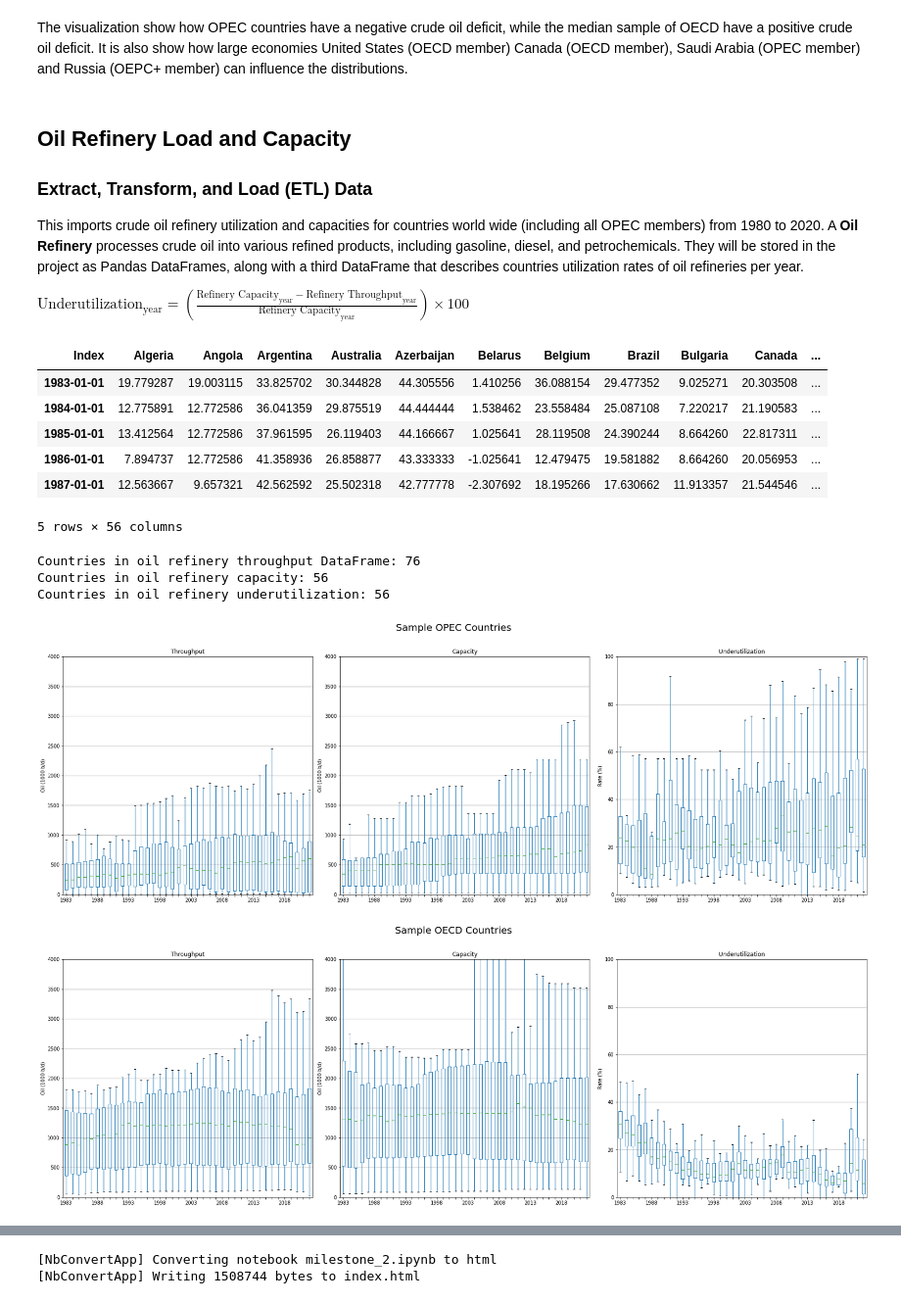
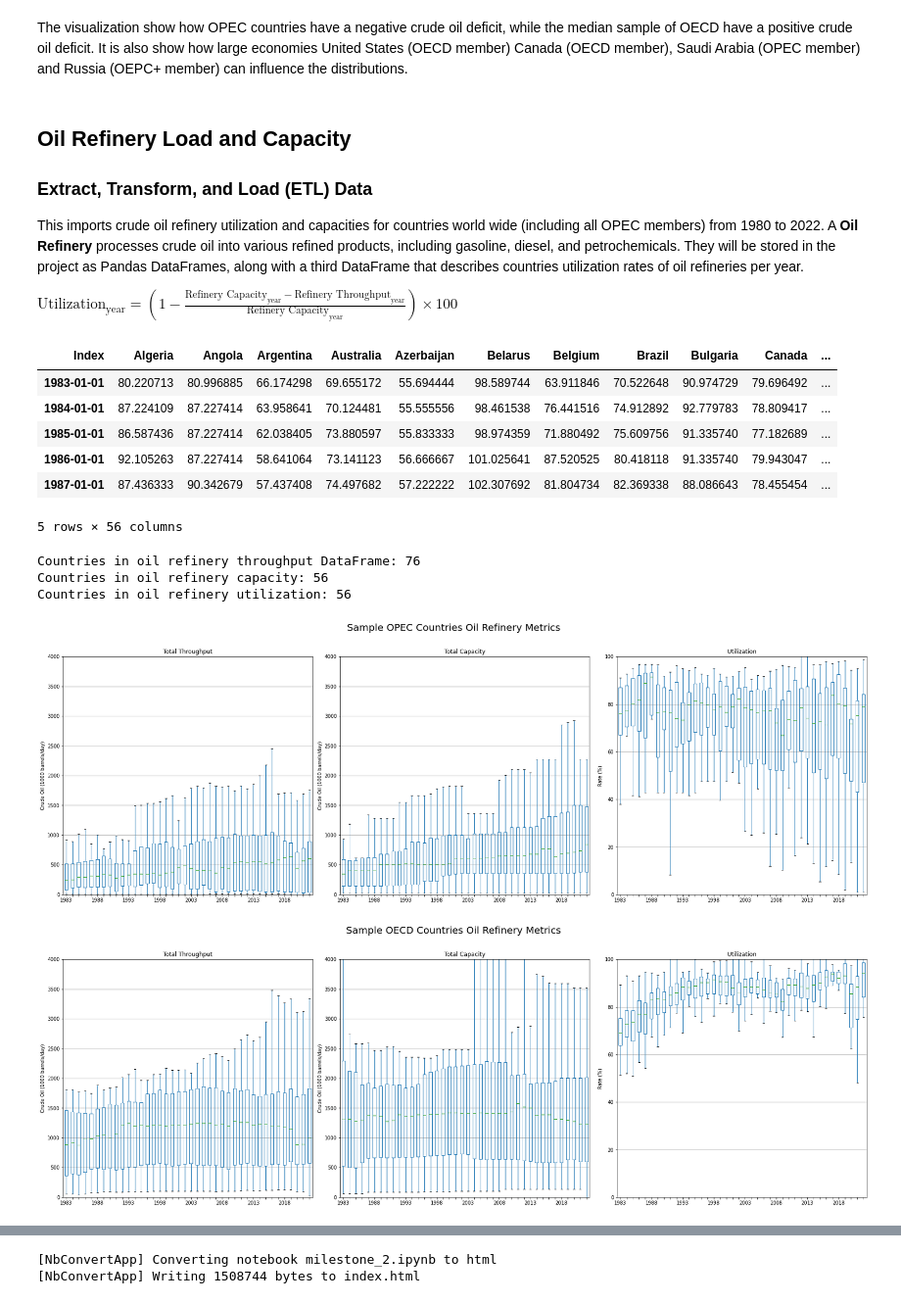
Before and after one commit to willcrodman/data_science_final_project, a Jupyter notebook: milestone_2.ipynb, the cells around one changed output, grey strips where cells are left out. Shown at 98% size. Drawn from its saved outputs; the diff is of its cells as text; code cells hidden in the pictures.

```diff
--- a/milestone_2.ipynb
+++ b/milestone_2.ipynb
@@ -214,9 +214,9 @@ The visualization show how OPEC countries have a negative crude oil deficit, whi
 
 ### Extract, Transform, and Load (ETL) Data
 
-This imports crude oil refinery utilization and capacities for countries world wide (including all OPEC members) from 1980 to 2020. A **Oil Refinery** processes crude oil into various refined products, including gasoline, diesel, and petrochemicals. They will be stored in the project as Pandas DataFrames, along with a third DataFrame that describes countries utilization rates of oil refineries per year.
+This imports crude oil refinery utilization and capacities for countries world wide (including all OPEC members) from 1980 to 2022. A **Oil Refinery** processes crude oil into various refined products, including gasoline, diesel, and petrochemicals. They will be stored in the project as Pandas DataFrames, along with a third DataFrame that describes countries utilization rates of oil refineries per year.
 
-$\text{Underutilization}_{\text{year}} = \left(\frac{ \text{Refinery Capacity}_{\text{year}} - \text{Refinery Throughput}_{\text{year}}}{\text{Refinery Capacity}_{\text{year}}}\right) \times 100$
+$\text{Utilization}_{\text{year}} = \left(1 - \frac{ \text{Refinery Capacity}_{\text{year}} - \text{Refinery Throughput}_{\text{year}}}{\text{Refinery Capacity}_{\text{year}}}\right) \times 100$
 # %%
 # Importing oil production dataset.
 refinery_capacity_df = pd.read_csv("data/opec_downstream/world_refinery_capacity.csv", index_col="Index")
@@ -244,47 +244,47 @@ refinery_throughput_df.replace('n.a.', np.nan, inplace=True)
 refinery_throughput_df = refinery_throughput_df.astype(float)
 
 # Merging oil production and oil demand datasets; One-to-one matching needed to compute oil deficit.
-refinery_underutilization_df = refinery_capacity_df.merge(refinery_throughput_df, left_index=True, right_index=True, how='inner')
+refinery_utilization_df = refinery_capacity_df.merge(refinery_throughput_df, left_index=True, right_index=True, how='inner')
 
 # Iterating over years of oil production and oil demand to compute oil deficit.
 for year in range(1980, 2023):
     year_x, year_y = f"{year}_x", f"{year}_y"
-    refinery_underutilization_df[year] = ((refinery_underutilization_df[year_x] - refinery_underutilization_df[year_y]) / refinery_underutilization_df[year_x]) * 100
-    refinery_underutilization_df = refinery_underutilization_df.drop(columns=[year_x, year_y])
+    refinery_utilization_df[year] = (1 - (refinery_utilization_df[year_x] - refinery_utilization_df[year_y]) / refinery_utilization_df[year_x]) * 100
+    refinery_utilization_df = refinery_utilization_df.drop(columns=[year_x, year_y])
 
 # Transposing DataFrames to set years as index.
 refinery_capacity_df = refinery_capacity_df.transpose()
 refinery_throughput_df = refinery_throughput_df.transpose()
-refinery_underutilization_df = refinery_underutilization_df.transpose()
+refinery_utilization_df = refinery_utilization_df.transpose()
 
 # Converting year index to datetime object.
 refinery_capacity_df.index = pd.to_datetime(refinery_capacity_df.index, format='%Y')
 refinery_throughput_df.index = pd.to_datetime(refinery_throughput_df.index, format='%Y')
-refinery_underutilization_df.index = pd.to_datetime(refinery_underutilization_df.index, format='%Y')
+refinery_utilization_df.index = pd.to_datetime(refinery_utilization_df.index, format='%Y')
 
 # Filter the DataFrames to include data only within 1983 - 2022.
 refinery_capacity_df = refinery_capacity_df.loc['1983':'2022']
 refinery_throughput_df = refinery_throughput_df.loc['1983':'2022']
-refinery_underutilization_df = refinery_underutilization_df.loc['1983':'2022']
+refinery_utilization_df = refinery_utilization_df.loc['1983':'2022']
 
 # Display.
-refinery_underutilization_df.head()
+refinery_utilization_df.head()
 # %% [output]
 | Index | Algeria | Angola | Argentina | Australia | Azerbaijan | Belarus | Belgium | Brazil | Bulgaria | Canada | ... |
-| 1983-01-01 | 19.779287 | 19.003115 | 33.825702 | 30.344828 | 44.305556 | 1.410256 | 36.088154 | 29.477352 | 9.025271 | 20.303508 | ... |
-| 1984-01-01 | 12.775891 | 12.772586 | 36.041359 | 29.875519 | 44.444444 | 1.538462 | 23.558484 | 25.087108 | 7.220217 | 21.190583 | ... |
-| 1985-01-01 | 13.412564 | 12.772586 | 37.961595 | 26.119403 | 44.166667 | 1.025641 | 28.119508 | 24.390244 | 8.664260 | 22.817311 | ... |
-| 1986-01-01 | 7.894737 | 12.772586 | 41.358936 | 26.858877 | 43.333333 | -1.025641 | 12.479475 | 19.581882 | 8.664260 | 20.056953 | ... |
-| 1987-01-01 | 12.563667 | 9.657321 | 42.562592 | 25.502318 | 42.777778 | -2.307692 | 18.195266 | 17.630662 | 11.913357 | 21.544546 | ... |
+| 1983-01-01 | 80.220713 | 80.996885 | 66.174298 | 69.655172 | 55.694444 | 98.589744 | 63.911846 | 70.522648 | 90.974729 | 79.696492 | ... |
+| 1984-01-01 | 87.224109 | 87.227414 | 63.958641 | 70.124481 | 55.555556 | 98.461538 | 76.441516 | 74.912892 | 92.779783 | 78.809417 | ... |
+| 1985-01-01 | 86.587436 | 87.227414 | 62.038405 | 73.880597 | 55.833333 | 98.974359 | 71.880492 | 75.609756 | 91.335740 | 77.182689 | ... |
+| 1986-01-01 | 92.105263 | 87.227414 | 58.641064 | 73.141123 | 56.666667 | 101.025641 | 87.520525 | 80.418118 | 91.335740 | 79.943047 | ... |
+| 1987-01-01 | 87.436333 | 90.342679 | 57.437408 | 74.497682 | 57.222222 | 102.307692 | 81.804734 | 82.369338 | 88.086643 | 78.455454 | ... |
 5 rows × 56 columns
 # %%
 print('Countries in oil refinery throughput DataFrame:', len(refinery_throughput_df.columns))
 print('Countries in oil refinery capacity:', len(refinery_capacity_df.columns))
-print('Countries in oil refinery underutilization:', len(refinery_underutilization_df.columns))
+print('Countries in oil refinery utilization:', len(refinery_utilization_df.columns))
 # %% [output]
 Countries in oil refinery throughput DataFrame: 76
 Countries in oil refinery capacity: 56
-Countries in oil refinery underutilization: 56
+Countries in oil refinery utilization: 56
 # %%
 # Function plots refinery data.
 def box_plot_refinery(cols, title=None):
@@ -308,8 +308,8 @@ def box_plot_refinery(cols, title=None):
     ax2.set_xticklabels(x_labels)
     ax2.set_ylim(0, 4000)
 
-    refinery_underutilization_df[cols].transpose().boxplot(ax=ax3, showfliers=False)
-    ax3.set_title('Underutilization')
+    refinery_utilization_df[cols].transpose().boxplot(ax=ax3, showfliers=False)
+    ax3.set_title('Utilization')
     ax3.set_ylabel('Rate (%)')
     ax3.grid(False, axis='x')
     ax3.set_xticklabels(x_labels)
@@ -319,12 +319,12 @@ def box_plot_refinery(cols, title=None):
     fig.suptitle(title, fontsize=20, y=1.02)
     plt.tight_layout()
 # %%
-opec_sample_countries = opec_countries[opec_countries.isin(refinery_underutilization_df.columns)]
+opec_sample_countries = opec_countries[opec_countries.isin(refinery_utilization_df.columns)]
 box_plot_refinery(opec_sample_countries, title="Sample OPEC Countries Oil Refinery Metrics")
 # %% [output]
-[figure, old version]
+[figure, new version]
 # %%
-oecd_sample_countries = oecd_countries[oecd_countries.isin(refinery_underutilization_df.columns)]
+oecd_sample_countries = oecd_countries[oecd_countries.isin(refinery_utilization_df.columns)]
 box_plot_refinery(oecd_sample_countries, title="Sample OECD Countries Oil Refinery Metrics")
 # %% [output]
-[figure, old version]
+[figure, new version]
```
Also changed, not shown: parts of 15 cells of this notebook.
